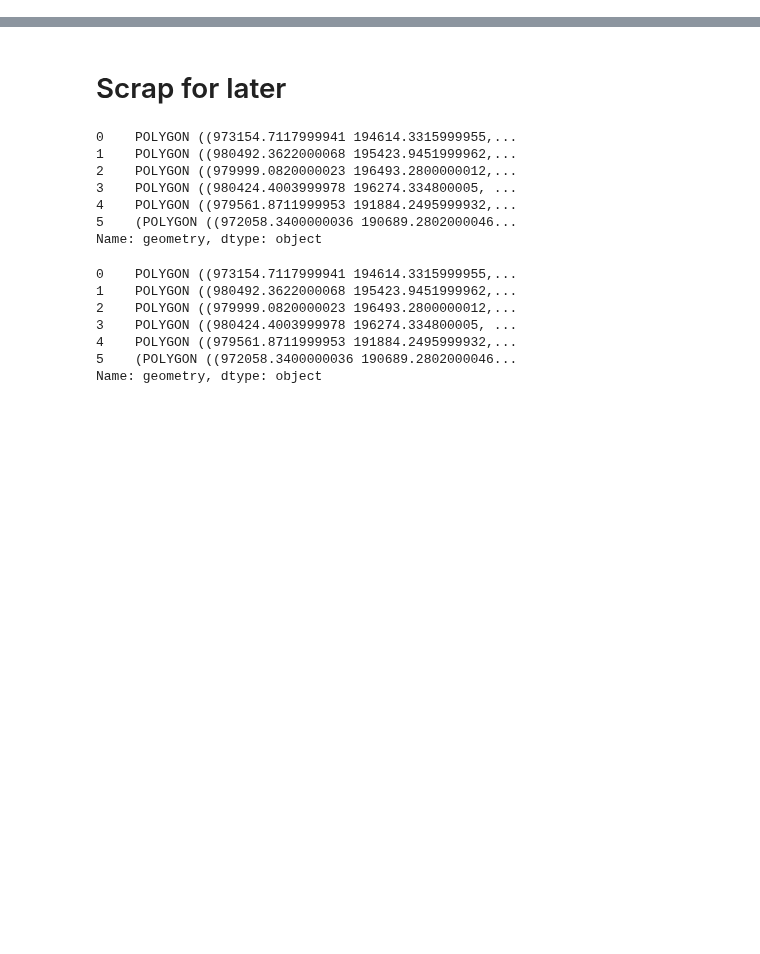
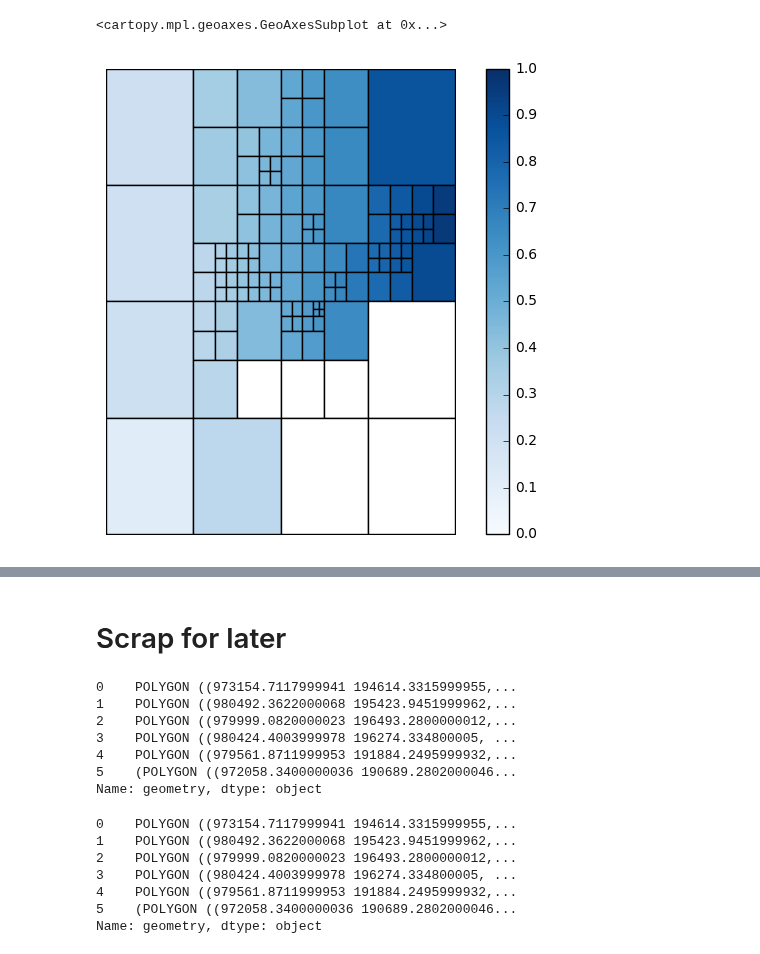
Before and after one commit to ResidentMario/geoplot, a Jupyter notebook: notebooks/aggplot-to-do.ipynb, the cells around one changed output, grey strips where cells are left out. Saved outputs shown, nothing was run; the diff lists cells and outputs as text; code cells hidden in the pictures; blank space fills up the shorter version.

Commit message:
Improvements to aggplot.

```diff
--- a/notebooks/aggplot-to-do.ipynb
+++ b/notebooks/aggplot-to-do.ipynb
@@ -21,7 +18,7 @@ def pointify(srs):
     if pd.isnull(lat) or pd.isnull(long):
         return Point(0, 0)
     else:
-        return Point(lat, long)
+        return Point(long, lat)
 
 collisions = gpd.GeoDataFrame(cdata.head(10000), geometry=cdata.head(10000).apply(pointify, axis='columns'))
 collisions = collisions[collisions.geometry.map(lambda srs: not (srs.x == 0))]
@@ -39,0 +40,5 @@ gplt.aggplot(collisions, projection=ccrs.PlateCarree(), hue='LATDEP')
+# %%
+gplt.aggplot(collisions, nmin=20, nmax=500, projection=ccrs.PlateCarree(), hue='LATDEP', cmap='Blues')
+# %% [output]
+<cartopy.mpl.geoaxes.GeoAxesSubplot at 0x...>
+[figure, added]
```
Also changed, not shown: parts of 7 cells of this notebook, 4 other files.
